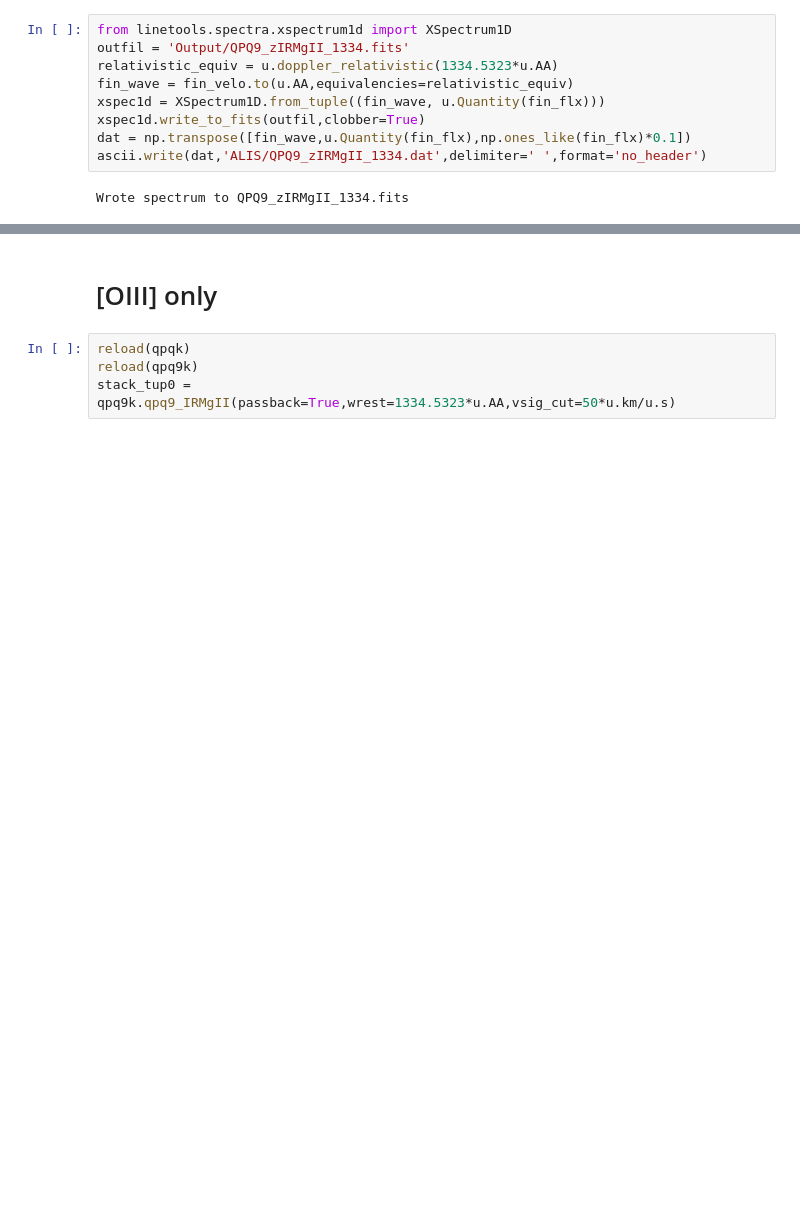
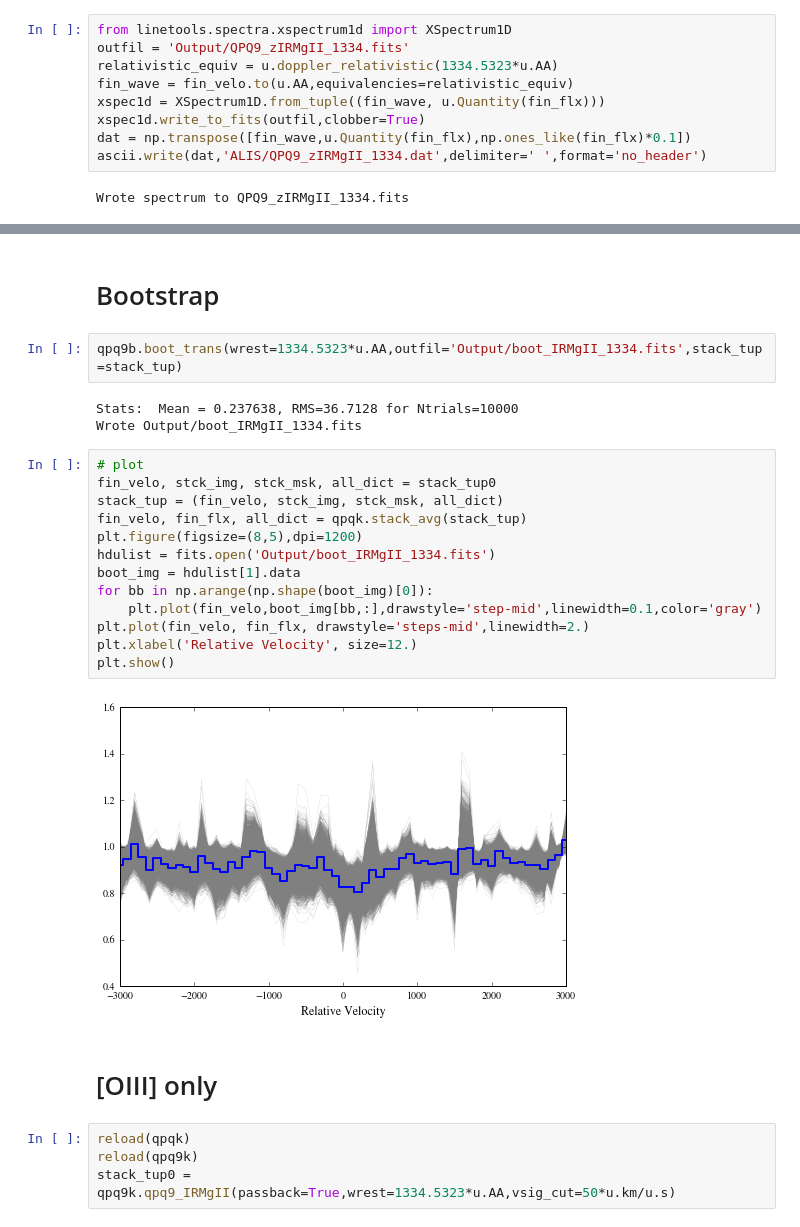
Before and after one commit to qsopairs/papers, a Jupyter notebook: QPQ9/Analysis/Stacks/CII1334_fiddle.ipynb, the cells around one changed output, grey strips where cells are left out. Saved outputs shown, nothing was run; the diff lists cells and outputs as text; blank space fills up the shorter version.

Commit message:
Stacked MgII, started bootstrapping, added S/N cut

```diff
--- a/QPQ9/Analysis/Stacks/CII1334_fiddle.ipynb
+++ b/QPQ9/Analysis/Stacks/CII1334_fiddle.ipynb
@@ -217,3 +185,25 @@ $[1325.6588,~1326.101,~1326.5435,~1326.9861,~1327.4288,~1327.8716,~1328.3147,~13
+# %% [markdown]
+# Bootstrap
+# %%
+qpq9b.boot_trans(wrest=1334.5323*u.AA,outfil='Output/boot_IRMgII_1334.fits',stack_tup=stack_tup)
+# %% [output]
+Stats:  Mean = 0.237638, RMS=36.7128 for Ntrials=10000
+Wrote Output/boot_IRMgII_1334.fits
+# %%
+# plot
+fin_velo, stck_img, stck_msk, all_dict = stack_tup0
+stack_tup = (fin_velo, stck_img, stck_msk, all_dict)
+fin_velo, fin_flx, all_dict = qpqk.stack_avg(stack_tup)
+plt.figure(figsize=(8,5),dpi=1200)
+hdulist = fits.open('Output/boot_IRMgII_1334.fits')
+boot_img = hdulist[1].data
+for bb in np.arange(np.shape(boot_img)[0]):
+    plt.plot(fin_velo,boot_img[bb,:],drawstyle='step-mid',linewidth=0.1,color='gray')
+plt.plot(fin_velo, fin_flx, drawstyle='steps-mid',linewidth=2.)
+plt.xlabel('Relative Velocity', size=12.)
+plt.show()
+# %% [output]
+[figure, added]
 # %% [markdown]
 # [OIII] only
 # %%
```
Also changed, not shown: parts of 12 cells of this notebook, 32 other files.
